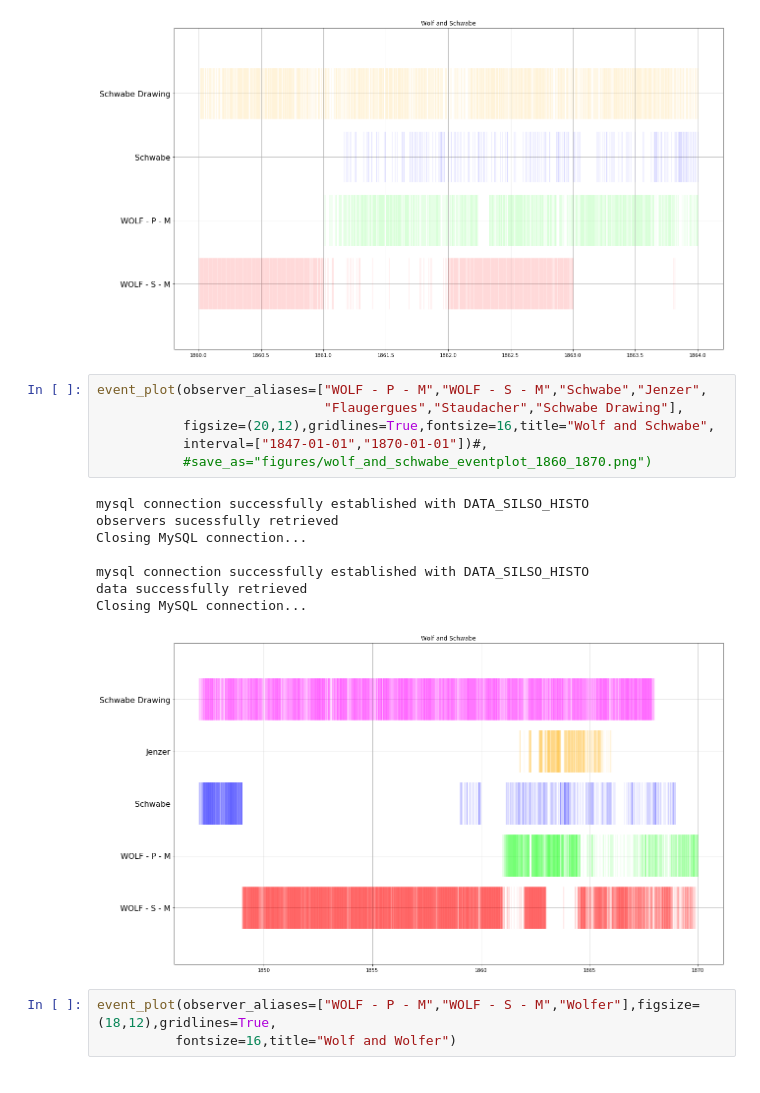
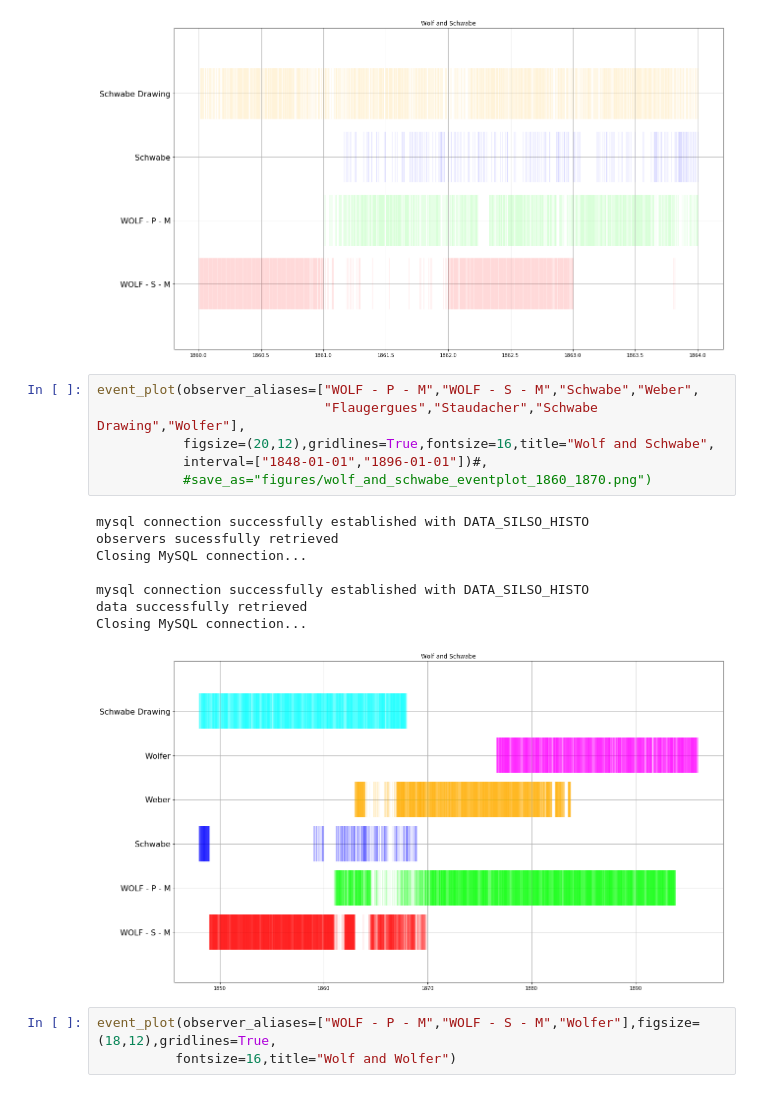
Before and after one commit to dcxSt/DATA_SILSO_HISTO_search, a Jupyter notebook: Frequency and number of observation plots.ipynb, the cells around one changed output. Saved outputs shown, nothing was run; the diff lists cells and outputs as text.

```diff
--- a/Frequency and number of observation plots.ipynb
+++ b/Frequency and number of observation plots.ipynb
@@ -66,20 +66,20 @@ data successfully retrieved
 Closing MySQL connection...
 [figure]
 # %%
-event_plot(observer_aliases=["WOLF - P - M","WOLF - S - M","Schwabe","Jenzer",
-                             "Flaugergues","Staudacher","Schwabe Drawing"],
+event_plot(observer_aliases=["WOLF - P - M","WOLF - S - M","Schwabe","Weber",
+                             "Flaugergues","Staudacher","Schwabe Drawing","Wolfer"],
            figsize=(20,12),gridlines=True,fontsize=16,title="Wolf and Schwabe",
-           interval=["1847-01-01","1870-01-01"])#,
+           interval=["1848-01-01","1896-01-01"])#,
            #save_as="figures/wolf_and_schwabe_eventplot_1860_1870.png")
 # %% [output]
 mysql connection successfully established with DATA_SILSO_HISTO
 observers sucessfully retrieved
 Closing MySQL connection...
 
 mysql connection successfully established with DATA_SILSO_HISTO
 data successfully retrieved
 Closing MySQL connection...
-[figure, old version]
+[figure, new version]
 # %%
 event_plot(observer_aliases=["WOLF - P - M","WOLF - S - M","Wolfer"],figsize=(18,12),gridlines=True,
           fontsize=16,title="Wolf and Wolfer")
```
Also changed, not shown: parts of 1 cell of this notebook, 2 other files.
